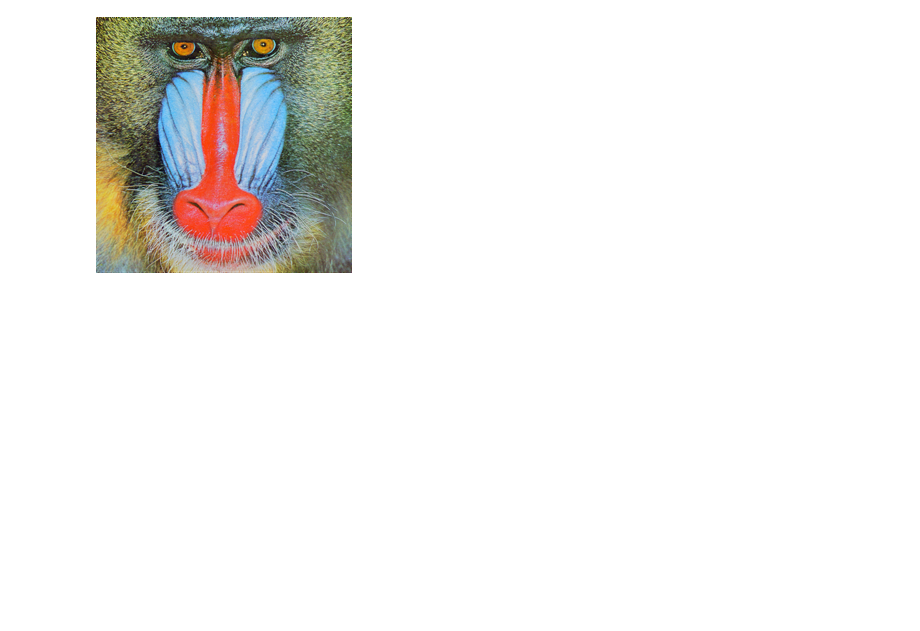
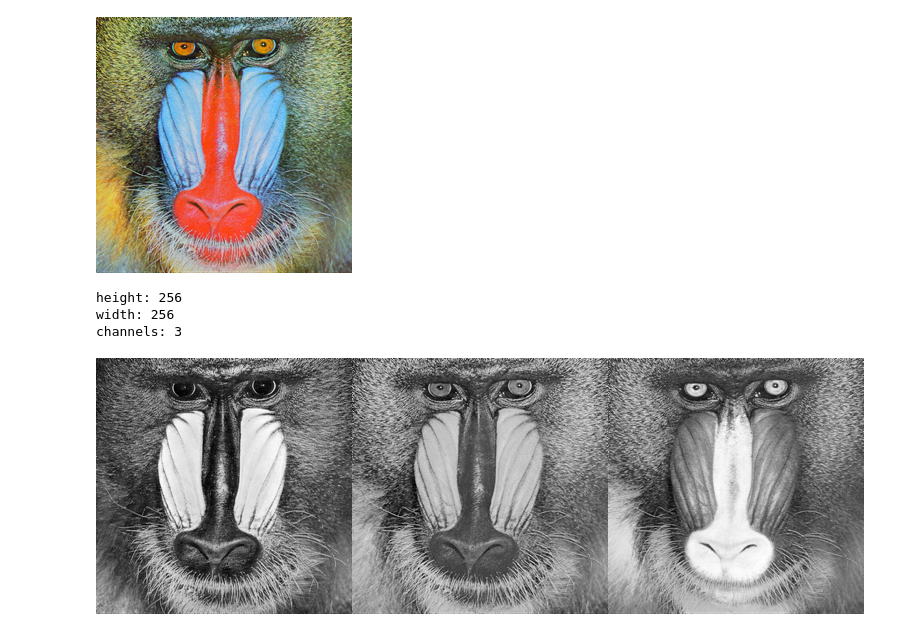
Before and after one commit to noxowl/KU15627-Computer-Vision, a Jupyter notebook: 01_basic_image_processing.ipynb, the cells around one changed output. Saved outputs shown, nothing was run; the diff lists cells and outputs as text; code cells hidden in the pictures; blank space fills up the shorter version.

Commit message:
fix imshow for single channel, add channel split and concat example

```diff
--- a/01_basic_image_processing.ipynb
+++ b/01_basic_image_processing.ipynb
@@ -55,2 +69,19 @@ opencv_imshow(img)
 # %% [output]
 [figure]
+# %%
+println!("height: {}", img.cols());
+println!("width: {}", img.rows());
+println!("channels: {}", img.channels());
+# %% [output]
+height: 256
+width: 256
+channels: 3
+# %%
+let mut channels: opencv::core::Vector<Mat> = opencv::types::VectorOfMat::new();
+opencv::core::split(&img, &mut channels);
+
+let mut out: Mat = Default::default();
+opencv::core::hconcat(&channels, &mut out).expect("error on concat");
+opencv_imshow(out.clone().to_owned())
+# %% [output]
+[figure, added]
```
Also changed, not shown: parts of 2 cells of this notebook.
